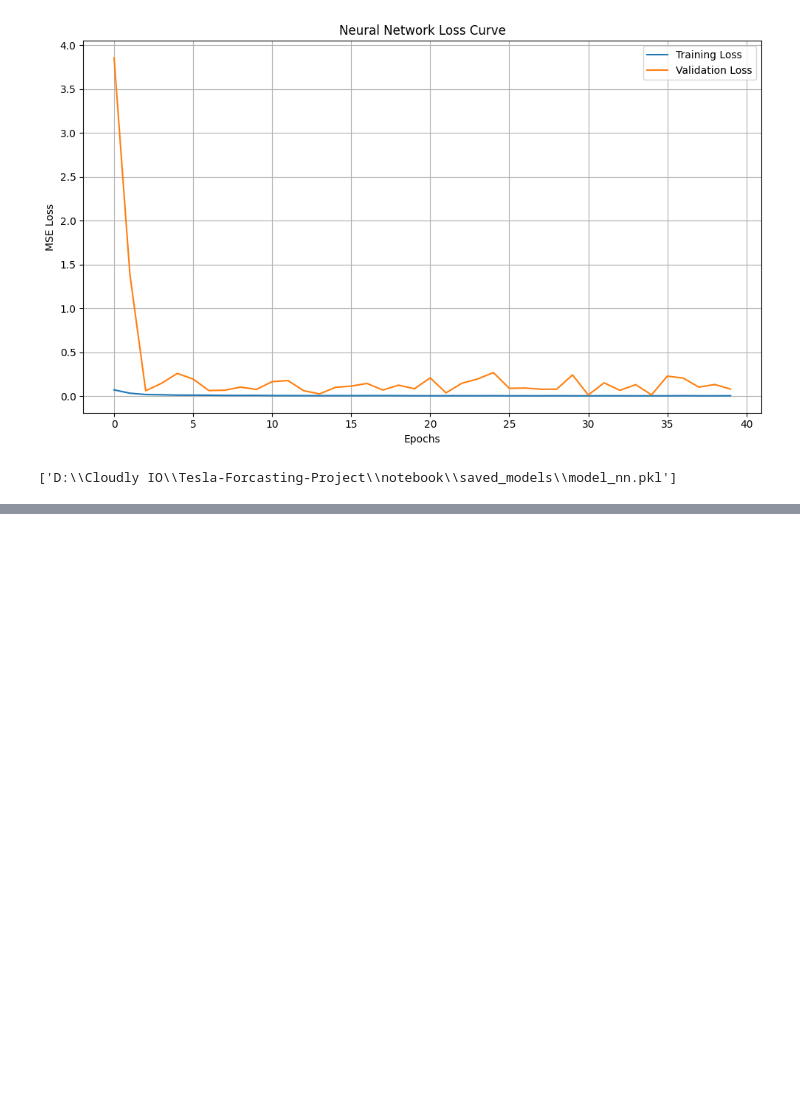
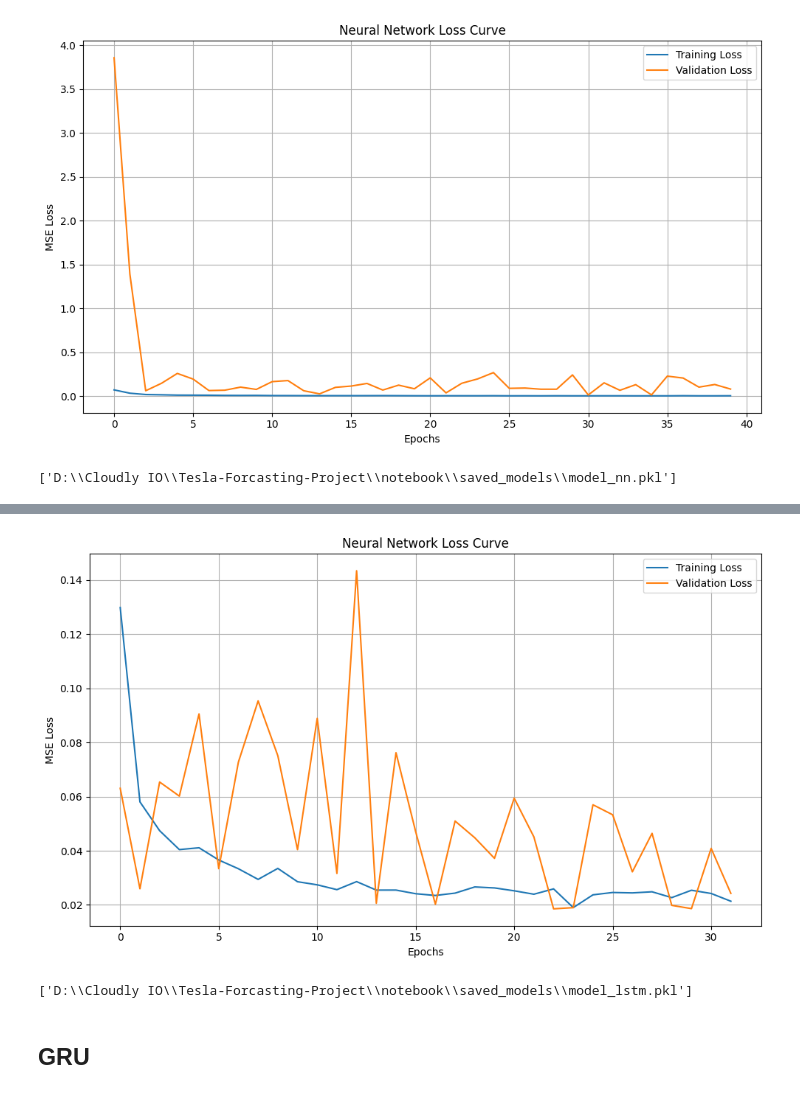
Before and after one commit to Ariful-Islam-Shakil/Tesla-Forcasting-Project, a Jupyter notebook: notebook/model_training.ipynb, the cells around one changed output, grey strips where cells are left out. Drawn from its saved outputs; the diff is of its cells as text; code cells hidden in the pictures; blank space fills up the shorter version.

```diff
--- a/notebook/model_training.ipynb
+++ b/notebook/model_training.ipynb
@@ -248,0 +312,43 @@ joblib.dump(model_nn, r'D:\Cloudly IO\Tesla-Forcasting-Project\notebook\saved_mo
+# %%
+import tensorflow as tf
+from tensorflow.keras.models import Sequential
+from tensorflow.keras.layers import Dense, Dropout, LSTM
+from tensorflow.keras.callbacks import EarlyStopping
+from sklearn.preprocessing import StandardScaler
+from sklearn.metrics import mean_absolute_error, mean_squared_error, r2_score
+import numpy as np
+from tensorflow.keras.optimizers import Adam
+
+
+# 2. Define the LSTM model
+model_lstm = Sequential([
+    LSTM(50, activation='tanh', return_sequences=True, input_shape=(X_train_RNN.shape[1], X_train_RNN.shape[2])),
+    LSTM(64, activation='tanh', return_sequences=False, input_shape=(X_train_RNN.shape[1], X_train_RNN.shape[2])),
+    Dropout(0.2),
+    Dense(16, activation='relu'),
+    Dropout(0.1),
+    Dense(32, activation='relu'),
+    Dropout(0.1),
+    Dense(16, activation='relu'),
+    Dropout(0.1),
+    Dense(1, activation= 'linear')
+])
+
+# 3. Compile
+model_lstm.compile(
+    optimizer=Adam(learning_rate=0.001),
+    loss='mse',
+    metrics=[tf.keras.metrics.RootMeanSquaredError()]
+)
+
+# 4. Train
+early_stop = EarlyStopping(patience=10, restore_best_weights=True)
+
+history_lstm = model_lstm.fit(
+    X_train_RNN, y_train_RNN,
+    validation_split=0.2,
+    epochs=32,
+    batch_size=8,
+    # callbacks=[early_stop],
+    verbose=1
+)
@@ -248,0 +382,11 @@ joblib.dump(model_nn, r'D:\Cloudly IO\Tesla-Forcasting-Project\notebook\saved_mo
+# %%
+loss_curve(history_lstm)
+# %% [output]
+[figure, added]
+# %%
+import joblib
+joblib.dump(model_lstm, r'D:\Cloudly IO\Tesla-Forcasting-Project\notebook\saved_models\model_lstm.pkl') #Save model
+# %% [output]
+['D:\\Cloudly IO\\Tesla-Forcasting-Project\\notebook\\saved_models\\model_lstm.pkl']
+# %% [markdown]
+## GRU
```
Also changed, not shown: parts of 15 cells of this notebook.
